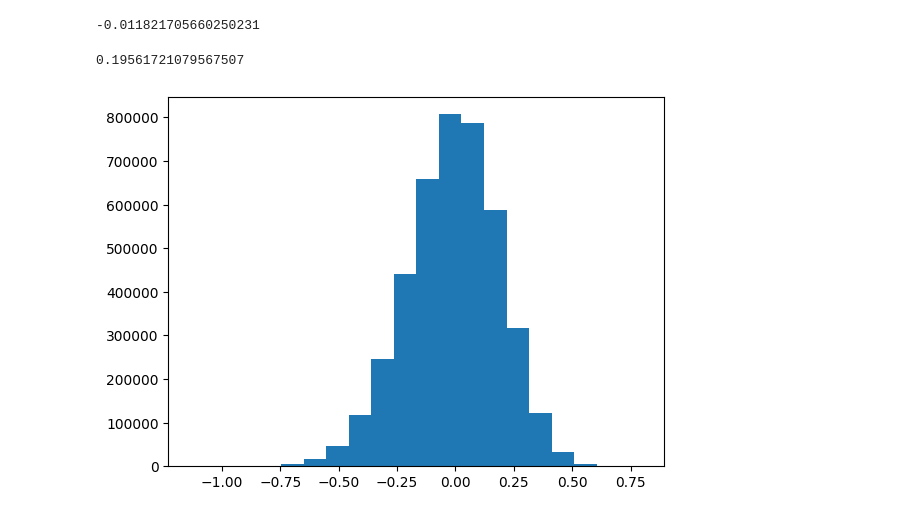
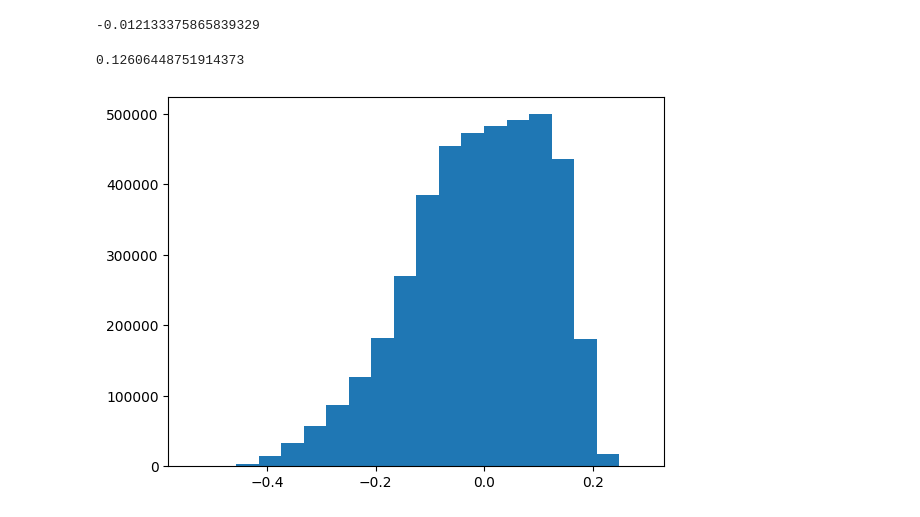
Before and after one commit to Voluptatemn/AstroResearch, a Jupyter notebook: BiasErrorProp.ipynb, the cells around one changed output. Cells and saved outputs as stored; diff of their text form; code cells hidden in the pictures.

```diff
--- a/BiasErrorProp.ipynb
+++ b/BiasErrorProp.ipynb
@@ -228,8 +228,7 @@ def makeDarkCounts(td=td,d=d,size=(row,column),debug=False,g=g):
 # calls the makeDarkCountrs function
 # output 2d true dark current in counts per pixel
 def makeDark(bias_level,td=td,d=d,size=(row,column),debug=False,g=g):
-    dark = makeDarkCounts(td=td,d=d,size=size,debug=debug,g=g) + \
-                              makeBias(bias_level,size=size,debug=debug)
+    dark = makeDarkCounts(td=td,d=d,size=size,debug=debug,g=g) + makeBias(bias_level,size=size,debug=debug)
     if debug:
         display_image(dark,siglo=0.5,sighi=0.5,fignum=3)
         plt.colorbar()
@@ -256,7 +255,7 @@ def makeRawFlat(bias_level,debug=False,g=g,
 # added default para, sigma = determines how quick it is going to drop from the center
 # To do: decrease run time
 def makeRawGaussianFlat(bias_level,readnoise = readnoise, debug=False,g=g,
-                f=f,size=(row,column), sigma = 2048):
+                f=f,size=(row,column), sigma = 4000):
     center = (size[0] // 2, size[1] // 2)
     x, y = np.meshgrid(np.arange(size[0]), np.arange(size[1]))
 
@@ -267,19 +266,18 @@ def makeRawGaussianFlat(bias_level,readnoise = readnoise, debug=False,g=g,
     flat = np.exp(-distance**2 / (2 * sigma**2)) * (np.random.normal(bias_level, readnoise) + np.random.poisson(f))
 
     if debug:
-        plt.imshow(flat, cmap='viridis', origin='lower', extent=(0, size, 0, size))
+        display_image(flat, siglo = 0.5, sighi = 0.5, fignum = 4)
         plt.colorbar()
-        plt.show()
     return flat
 
 #----------------------------------------------------------------------
 # calibrated flat function
 # output: 2d calibrated flat level in counts per pixel
 # be looked at gaiz
-def makeCaliFlatAll(bias_level, bias_real_level = bias_real_level, d = d, f = f, tf=3, td=td, debug = False, size = (row, column), g = g):
+def makeCaliFlatAll(bias_level, bias_real_level = bias_real_level, d = d, f = f, tf=3, td=td, debug = False, size = (row, column), g = g, sigma = 4000):
     bias = makeBias(bias_level, debug = debug, size = size)
     dark = makeDark(bias_level, d = d, td = td, size = size, debug = debug, g = g)
-    raw_flat = makeRawGaussianFlat(bias_level, g = g, debug = debug, f = f, size = size)
+    raw_flat = makeRawGaussianFlat(bias_level, g = g, debug = debug, f = f, size = size, sigma = sigma)
     caliFlat = (raw_flat - dark / td * tf - bias) / np.median(raw_flat - dark / td * tf - bias)
     if debug:
         display_image(caliFlat,siglo=0.5,sighi=0.5,fignum=5)
@@ -291,3 +289,13 @@ def makeCaliFlatAll(bias_level, bias_real_level = bias_real_level, d = d, f = f,
 def makeCaliFlat(bias, dark, raw_flat, tf=3, td=60, debug = False):
     caliFlat = (raw_flat - dark / td * tf - bias) / np.median(raw_flat - dark / td * tf - bias)
     return caliFlat
+
+def makeCaliFlat_master(bias_level, bias_real_level = bias_real_level, d = d, f = f, tf=3, td=td, debug = False, size = (row, column), g = g, times = 30):
+    caliFlat = 0
+    for t in range(times):
+        caliFlat += makeCaliFlatAll(bias_level=bias_level, bias_real_level = bias_real_level, d = d, f = f, tf=tf, td=td, debug = False, size = (row, column), g = g)
+    caliFlat /= times
+    if debug:
+        display_image(caliFlat,siglo=0.5,sighi=0.5,fignum=6)
+        plt.colorbar()
+    return caliFlat
@@ -325,17 +375,17 @@ display(output)
 # %%
-f300_2 = makeCaliFlatAll(300)
-f600 = makeCaliFlatAll(600)
+f300_2 = makeCaliFlat_master(300)
+f600 = makeCaliFlat_master(600)
 df = (f600 - f300_2) / f300_2 * 100
 mean = np.mean(df)
 std = np.std(df)
 display(mean, std)
 # Creating histogram
 fig, ax = plt.subplots()
 ax.hist(df.flatten(), bins = 20)
 
 # Show plot
 plt.show()
 # %% [output]
--0.011821705660250231
+-0.012133375865839329
-0.19561721079567507
+0.12606448751914373
-[figure, old version]
+[figure, new version]
```
Also changed, not shown: parts of 17 cells of this notebook.
